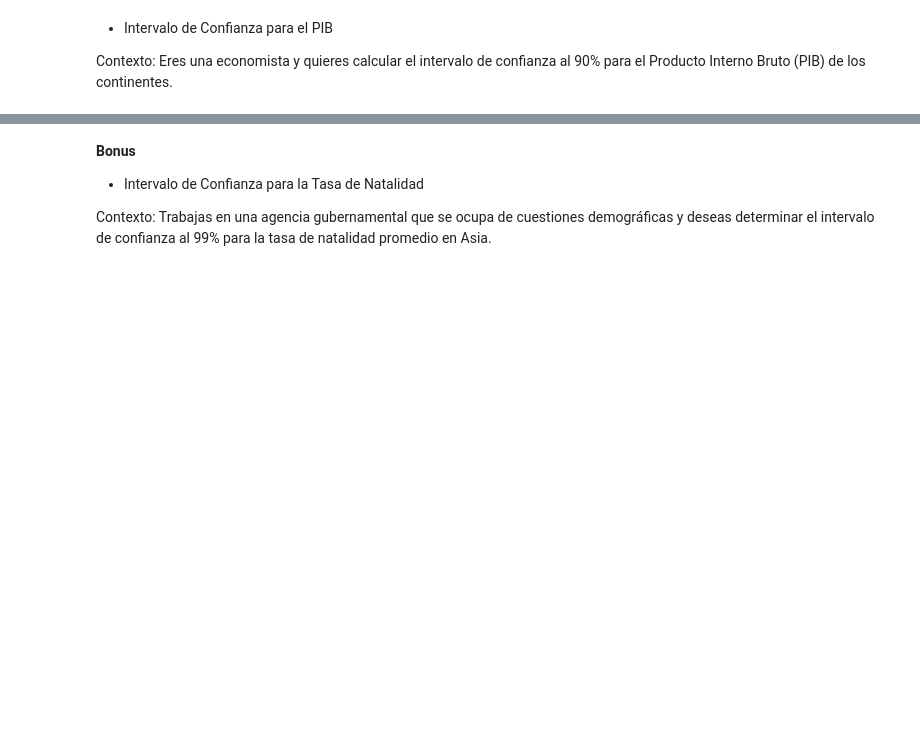
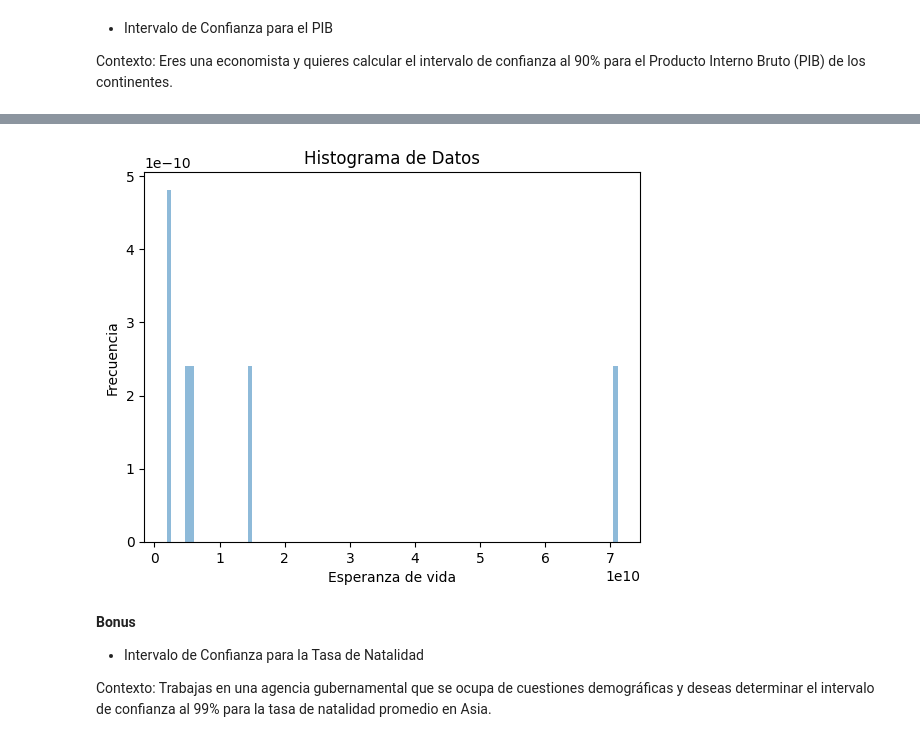
Before and after one commit to 2l2na/promoK-modulo3-sprint2-pairprogramming-Zoraida-Elena, a Jupyter notebook: Leccion_9.ipynb, the cells around one changed output, grey strips where cells are left out. Saved outputs shown, nothing was run; the diff lists cells and outputs as text; code cells hidden in the pictures; blank space fills up the shorter version.

```diff
--- a/Leccion_9.ipynb
+++ b/Leccion_9.ipynb
@@ -24,3 +158,20 @@ Contexto: Eres una economista y quieres calcular el intervalo de confianza al 90
+# %%
+# Crear un histograma para visualizar la distribución
+plt.hist(df_clean['gdp'],
+         bins=100,
+         density=True,
+         alpha=0.5)
+
+# ponemos título a la gráfica
+plt.title('Histograma de Datos')
+
+# cambiamos el nombre del eje x
+plt.xlabel('Esperanza de vida')
+
+# cambiamos el nombre del eje y
+plt.ylabel('Frecuencia');
+# %% [output]
+[figure, added]
 # %% [markdown]
 **Bonus**
 - Intervalo de Confianza para la Tasa de Natalidad
```
Also changed, not shown: parts of 9 cells of this notebook.
